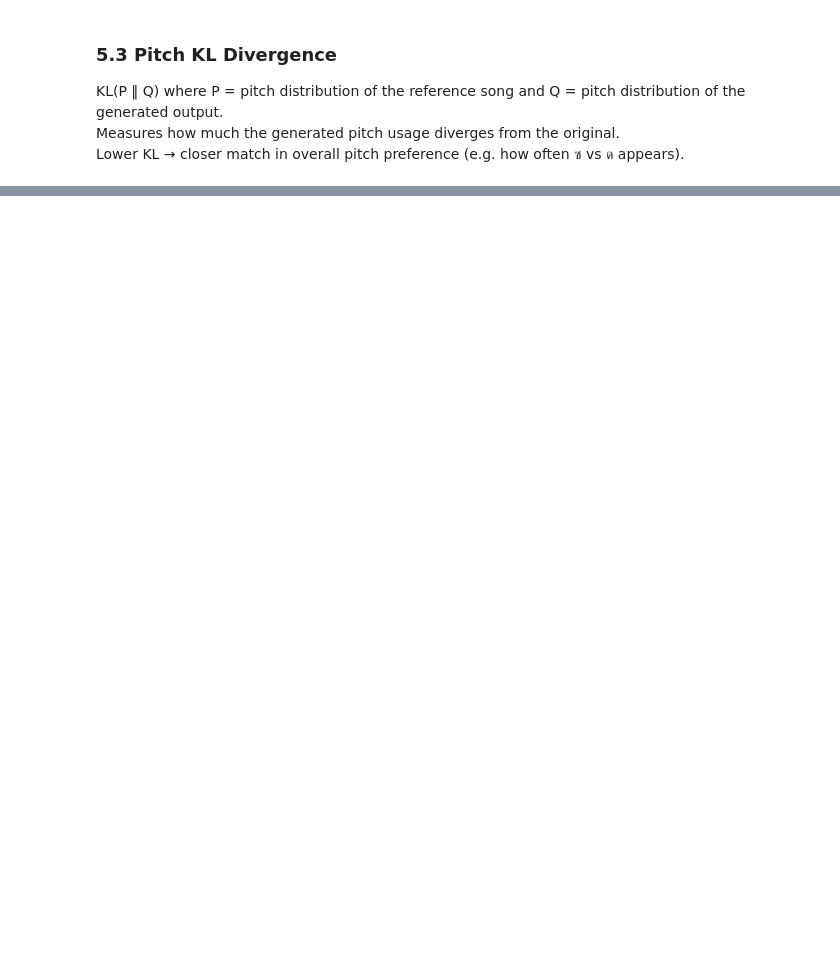
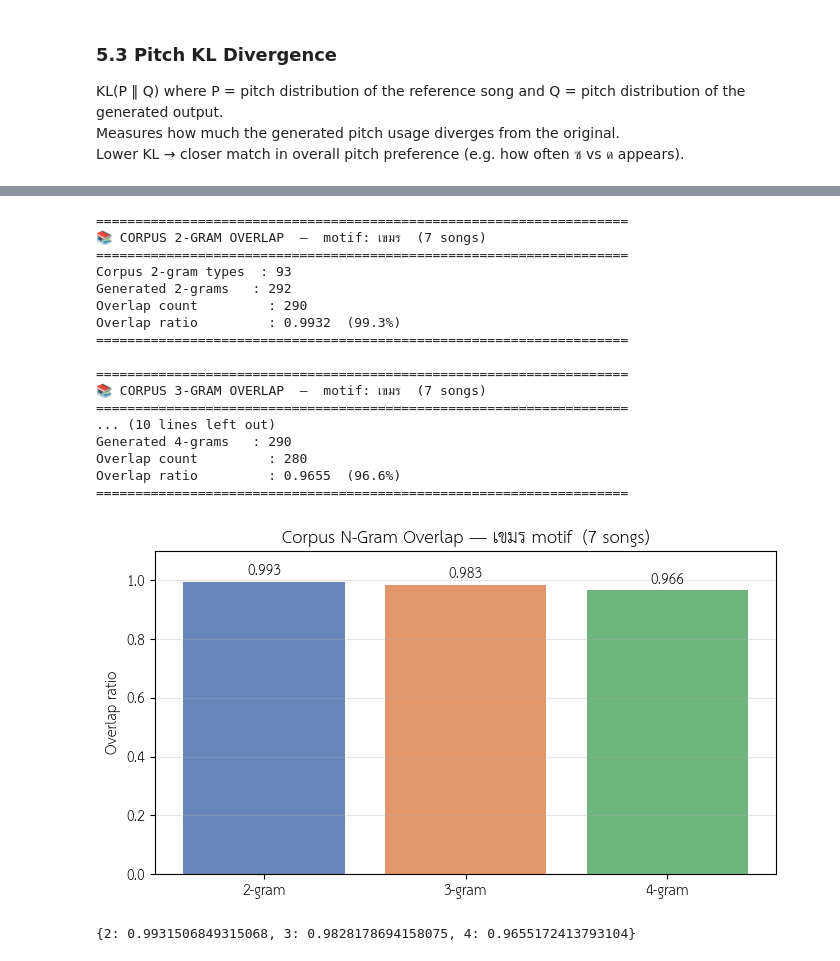
Before and after one commit to GetomG/Thai-Music-Thesis, a Jupyter notebook: Khmer_Stage3_Generation_Baseline_LSTM_structured (2).ipynb, the cells around one changed output, grey strips where cells are left out. Drawn from its saved outputs; the diff is of its cells as text; code cells hidden in the pictures; blank space fills up the shorter version.

```diff
--- a/Khmer_Stage3_Generation_Baseline_LSTM_structured (2).ipynb
+++ b/Khmer_Stage3_Generation_Baseline_LSTM_structured (2).ipynb
@@ -1270,0 +1191,6 @@ for sec in song_data_auto["sections"]:
+# %%
+# Input fragment — raw Thai slot notation (4 chars / slot, 8 slots / bar)
+fragment = [
+    "----", "---ฟ", "-ฟฟฟ", "-ฟ-ฟ", "---ซ", "---ล", "---ดํ", "---รํ",
+    "-ฟํ-ดํ", "-รํ-ฟํ", "-ลํซํฟํ", "-ดํ-รํ", "ฟํรํดํล", "-ดํ--", "-ซ-ล", "ดํซลดํ", "----",
+]
@@ -1638,0 +1920,22 @@ np.float64(0.05914725564600476)
+# %%
+evaluate_corpus_ngram_all_n(combined_slots, songs, normalize_token, motif="เขมร")
+# %% [output]
+====================================================================
+📚 CORPUS 2-GRAM OVERLAP  —  motif: เขมร  (7 songs)
+====================================================================
+Corpus 2-gram types  : 93
+Generated 2-grams   : 292
+Overlap count         : 290
+Overlap ratio         : 0.9932  (99.3%)
+====================================================================
+
+====================================================================
+📚 CORPUS 3-GRAM OVERLAP  —  motif: เขมร  (7 songs)
+====================================================================
+... (10 lines left out)
+Generated 4-grams   : 290
+Overlap count         : 280
+Overlap ratio         : 0.9655  (96.6%)
+====================================================================
+[figure, added]
+{2: 0.9931506849315068, 3: 0.9828178694158075, 4: 0.9655172413793104}
```
Also changed, not shown: parts of 52 cells of this notebook.
